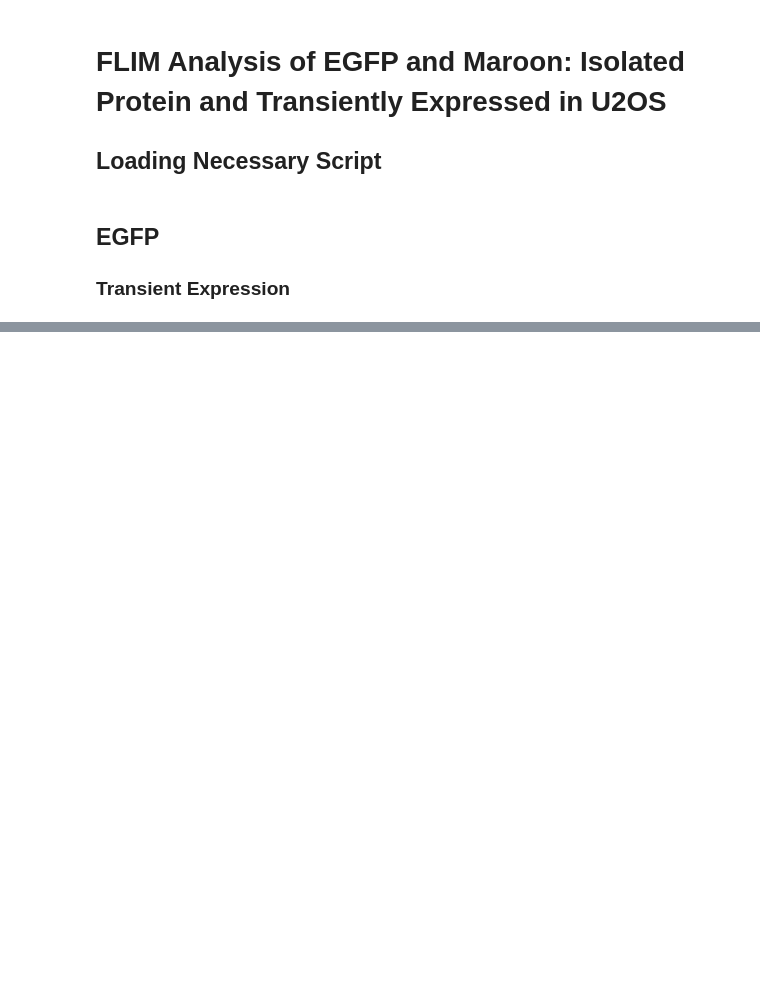
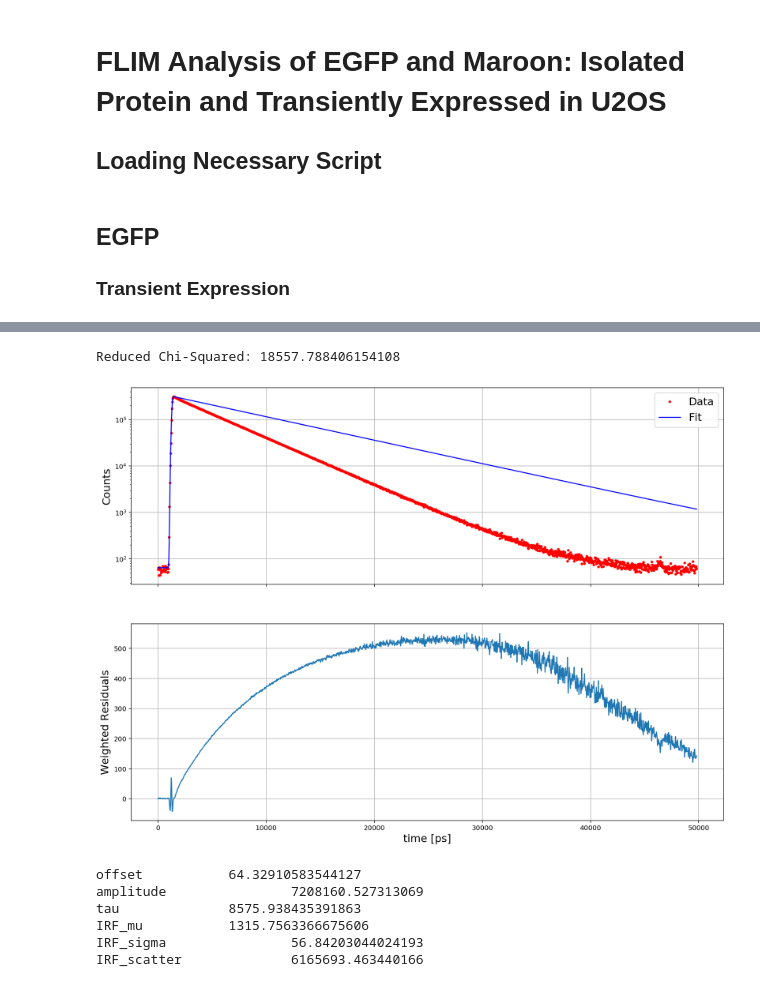
Before and after one commit to Tomkaehst/PhasorFLIM, a Jupyter notebook: notebooks/EGFP_Maroon_cells_and_isolated.ipynb, the cells around one changed output, grey strips where cells are left out. Cells and saved outputs as stored; diff of their text form; code cells hidden in the pictures; blank space fills up the shorter version.

```diff
--- a/notebooks/EGFP_Maroon_cells_and_isolated.ipynb
+++ b/notebooks/EGFP_Maroon_cells_and_isolated.ipynb
@@ -50,0 +56,27 @@ EGFP_fit =
+# %%
+parameter_names, estimated_parameters, parameter_bounds = fit.make_start_parameters(
+    #offset = 50,
+    #amplitude = 500000,
+    IRF_scatter = 5000000
+)
+
+EGFP_fit = fit.fit_decay(
+    EGFP_decay,
+    time_axis,
+    estimated_parameters,
+    parameter_bounds,
+    cutoff = 50
+)
+# %%
+fit.plot_fit(EGFP_decay, time_axis, EGFP_fit, cutoff = 50, scale = 'log')
+for i in range(0, len(parameter_names)):
+    print(parameter_names[i], '\t\t', EGFP_fit['x'][i])
+# %% [output]
+Reduced Chi-Squared: 18557.788406154108
+[figure, added]
+offset           64.32910583544127
+amplitude                7208160.527313069
+tau              8575.938435391863
+IRF_mu           1315.7563366675606
+IRF_sigma                56.84203044024193
+IRF_scatter              6165693.463440166
```
Also changed, not shown: parts of 3 cells of this notebook, 1 other file.
